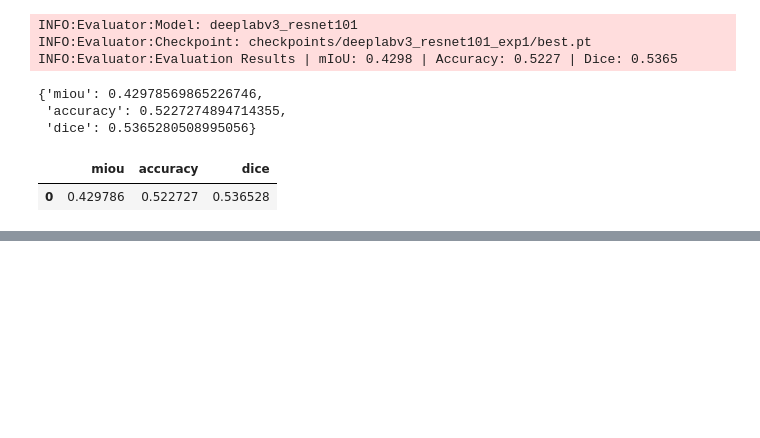
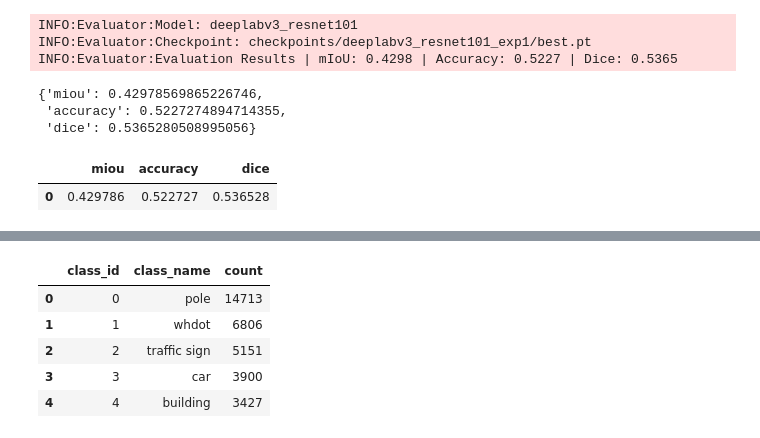
Before and after one commit to GH-Door/Road_Lane_segmentation, a Jupyter notebook: jupyter/deeplabv3_resnet101.ipynb, the cells around one changed output, grey strips where cells are left out. Drawn from its saved outputs; the diff is of its cells as text; code cells hidden in the pictures; blank space fills up the shorter version.

```diff
--- a/jupyter/deeplabv3_resnet101.ipynb
+++ b/jupyter/deeplabv3_resnet101.ipynb
@@ -291,0 +441,13 @@ Output hidden; open in https://colab.research.google.com to view.
+# %%
+import pandas as pd
+
+class_info_path = "dataset/multi_class_info.csv"
+class_info = pd.read_csv(class_info_path)
+class_info.head()
+# %% [output]
+|  | class_id | class_name | count |
+| 0 | 0 | pole | 14713 |
+| 1 | 1 | whdot | 6806 |
+| 2 | 2 | traffic sign | 5151 |
+| 3 | 3 | car | 3900 |
+| 4 | 4 | building | 3427 |
```
Also changed, not shown: parts of 24 cells of this notebook, 3 other files.
